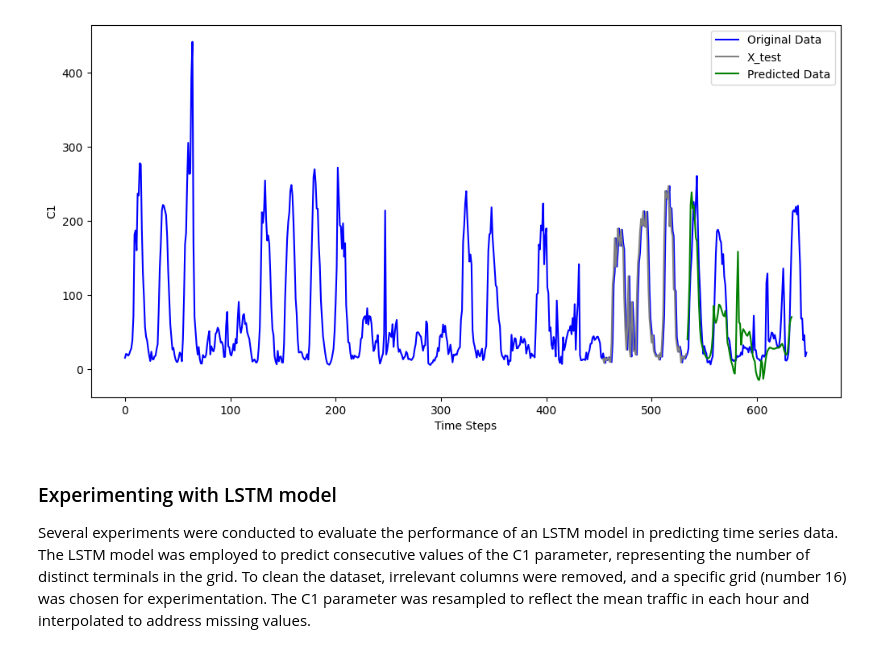
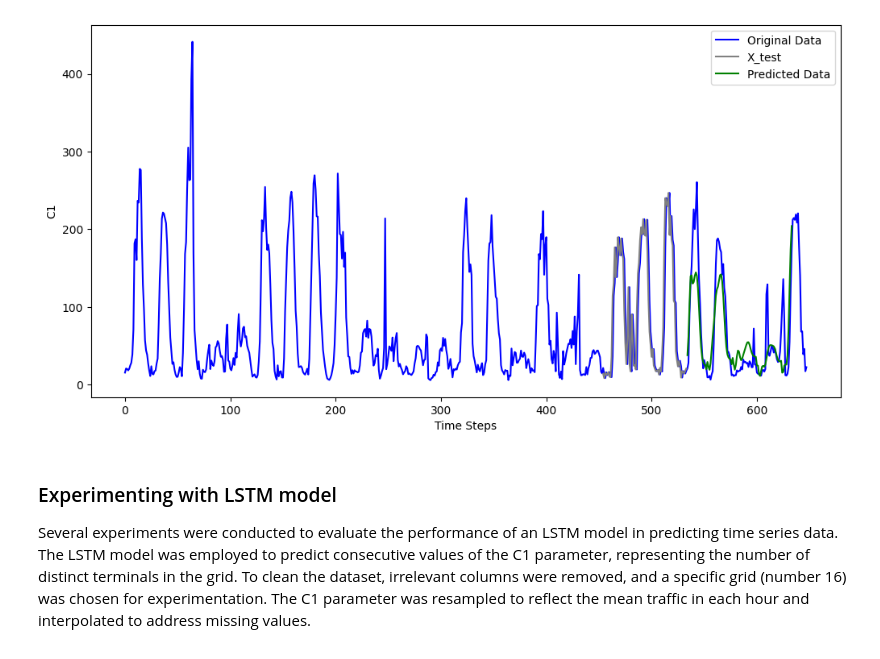
Before and after one commit to RocketFan/traffic-monitoring, a Jupyter notebook: lstm_test.ipynb, the cells around one changed output. Drawn from its saved outputs; the diff is of its cells as text; code cells hidden in the pictures.

Commit message:
Add hour and day of the week for prediction

```diff
--- a/lstm_test.ipynb
+++ b/lstm_test.ipynb
@@ -7,12 +7,12 @@ import matplotlib.pyplot as plt
 from sklearn.preprocessing import MinMaxScaler
 from sklearn.model_selection import train_test_split
 
-def create_sequences(data, seq_length):
+def create_sequences(data, day_of_week, hour, seq_length):
     sequences = []
     labels = []
 
     for i in range(len(data) - seq_length):
-        seq = data[i:i+seq_length]
+        seq = torch.cat([data[i:i+seq_length], day_of_week[i:i+seq_length], hour[i:i+seq_length]], dim=1)
         label = data[i+seq_length:i+seq_length+1]
         sequences.append(seq)
         labels.append(label)
@@ -49,6 +49,10 @@ resampled_df = pd.DataFrame({
 # Add a new columns, might be useful later
 resampled_df["DayOfWeek"] = resampled_df["Datetime"].dt.dayofweek
 resampled_df["Hour"] = resampled_df["Datetime"].dt.hour
+day_of_week_values = resampled_df["DayOfWeek"].values
+day_of_week_tensor = torch.tensor(day_of_week_values, dtype=torch.float32).reshape(-1, 1)
+hour_values = resampled_df["Hour"].values
+hour_tensor = torch.tensor(hour_values, dtype=torch.float32).reshape(-1, 1)
 
 
 target_col = 'C1'
@@ -60,12 +64,12 @@ target_tensor = torch.tensor(target_scaled, dtype=torch.float32)
 
 # Define sequence length and create sequences
 sequence_length = 80
-sequences, labels = create_sequences(target_tensor, sequence_length)
+sequences, labels = create_sequences(target_tensor, day_of_week_tensor, hour_tensor, sequence_length)
 X_train, X_test, y_train, y_test = train_test_split(sequences, labels, test_size=0.2, random_state=42, shuffle=False)
 
 
 # Initialize the model
-input_size = 1
+input_size = 3
 hidden_size = 30
 output_size = 1  # Predicting one value (C1)
 model = LSTMModel(input_size, hidden_size, output_size)
@@ -74,7 +78,7 @@ criterion = nn.MSELoss()
 optimizer = torch.optim.Adam(model.parameters(), lr=0.001)
 
 # Training the model
-num_epochs = 2000
+num_epochs = 1000
 for epoch in range(num_epochs):
     model.train()
     optimizer.zero_grad()
@@ -94,11 +98,17 @@ with torch.no_grad():
     future = 100
     pred_seq = test_seq.unsqueeze(0).clone()
     predicted_values = []
-
+    next_day = pred_seq[:, -1:, 1]
     for i in range(future):
         pred = model(pred_seq)
         predicted_values.append(pred.item())
-        pred_seq = torch.cat([pred_seq[:, 1:, :], pred.unsqueeze(0)], dim=1)
+
+        next_hour = (pred_seq[:, -1:, 2] + 1) % 24
+        if(next_hour == 0):
+           next_day = (pred_seq[:, -1:, 1] + 1) % 7
+
+        next_value = torch.cat([pred.unsqueeze(2), next_day.unsqueeze(2), next_hour.unsqueeze(2)], dim=2)  # Include hour tensor
+        pred_seq = torch.cat([pred_seq[:, 1:, :], next_value], dim=1)
 
 # Inverse transform the values
 predicted_values = np.array(predicted_values).reshape(-1, 1)
@@ -107,7 +117,7 @@ y_test = scaler.inverse_transform(y_test.squeeze().reshape(-1, 1))
 
 # Plot the results
 test_start = len(target) - len(y_test)
-seq_used_pred =  scaler.inverse_transform(test_seq.squeeze().reshape(-1, 1).clone())
+seq_used_pred =  scaler.inverse_transform(test_seq[:,0].squeeze().reshape(-1, 1).clone())
 
 plt.figure(figsize=(12, 6))
 plt.plot(np.arange(len(target)), target, label='Original Data', color='blue')
@@ -142,4 +142,4 @@ Epoch [2000/2000], Loss: 0.0012858044356107712
-[figure, old version]
+[figure, new version]
 # %% [markdown]
 ### Experimenting with LSTM model
 
```
Also changed, not shown: parts of 1 cell of this notebook.
